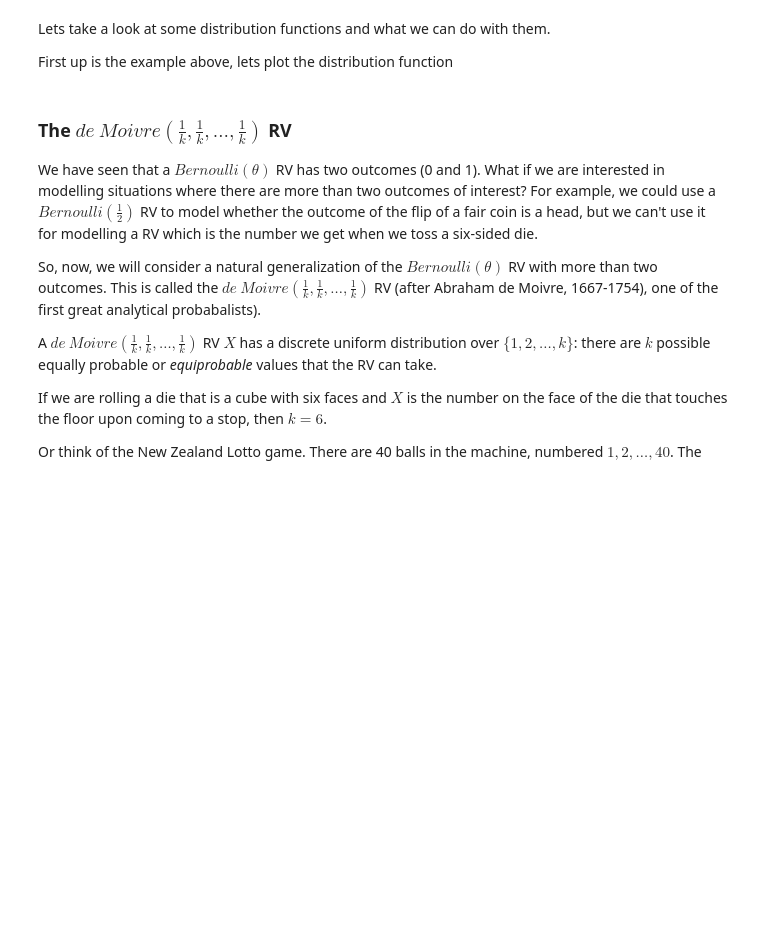
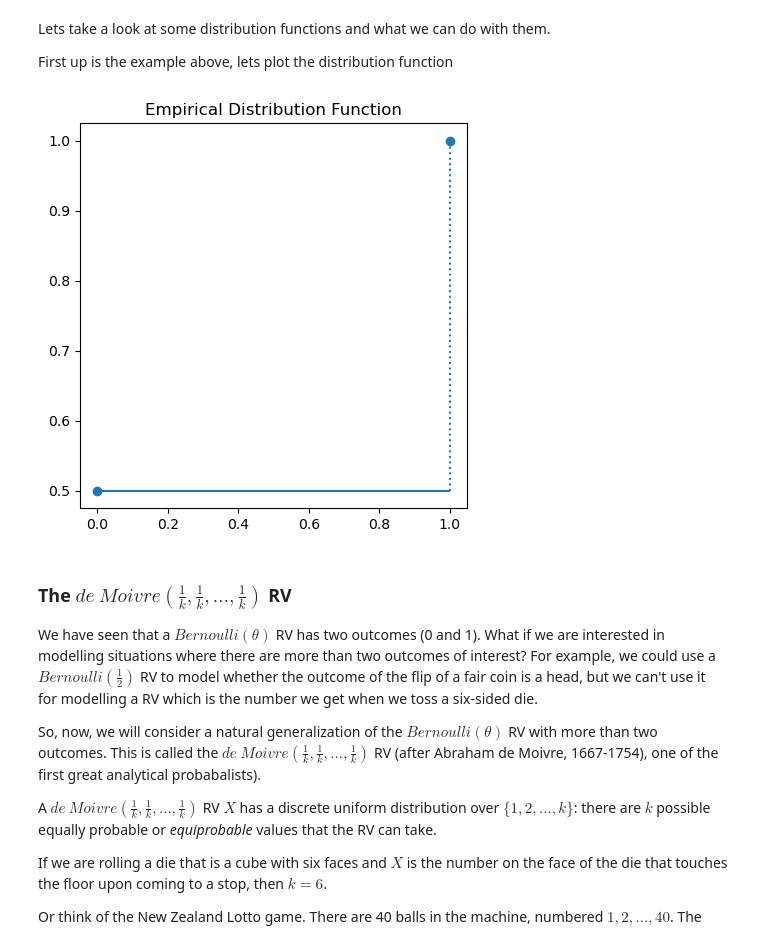
Before and after one commit to datascience-intro/1MS041-2022, a Jupyter notebook: notebooks/02-Random_Variables.ipynb, the cells around one changed output. Saved outputs shown, nothing was run; the diff lists cells and outputs as text; code cells hidden in the pictures; blank space fills up the shorter version.

```diff
--- a/notebooks/02-Random_Variables.ipynb
+++ b/notebooks/02-Random_Variables.ipynb
@@ -64,5 +66,7 @@ from Utils import plotEDF
 # %%
-plotEDF([(0,1/2),(1,1/2)])
+plotEDF(emfToEdf([(0,1/2),(1,1/2)]))
+# %% [output]
+[figure, added]
 # %% [markdown]
 ### The $de~Moivre(\frac{1}{k}, \frac{1}{k}, \ldots, \frac{1}{k})$ RV
 
```
Also changed, not shown: parts of 8 cells of this notebook, 18 other files.
